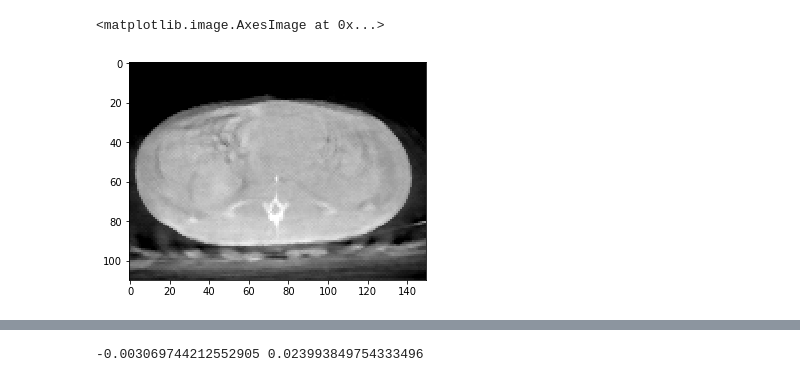
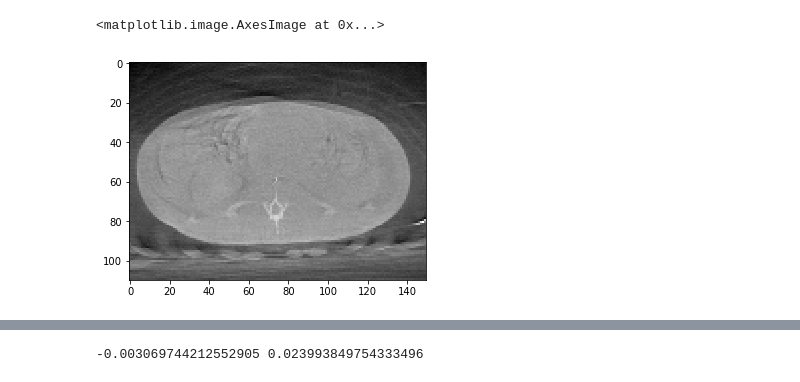
Before and after one commit to clintonjwang/cbct-recon, a Jupyter notebook: projections.ipynb, the cells around one changed output, grey strips where cells are left out. Cells and saved outputs as stored; diff of their text form; code cells hidden in the pictures.

```diff
--- a/projections.ipynb
+++ b/projections.ipynb
@@ -124,8 +179,8 @@ recon_final = np.empty(recons.shape[1:])
 for x,y,z in itertools.product(range(1,recons.shape[1]-1), range(1,recons.shape[2]-1), range(1,recons.shape[3]-1)):
     recon_final[x,y,z] = estimate_mean(mu, sigma, x,y,z, alpha=1)
 # %%
-r = copy.deepcopy(recon_final)
-pylab.imshow(r[40,10:120,20:170]*-1, cmap='gray', vmin=-.002, vmax=0.002)
+#r = copy.deepcopy(recon_final)
+pylab.imshow(r[40,10:120,20:170]*-1, cmap='gray')#, vmin=-.002, vmax=0.002)
 # %% [output]
 <matplotlib.image.AxesImage at 0x...>
-[figure, old version]
+[figure, new version]
```
Also changed, not shown: parts of 10 cells of this notebook, 1 other file.
